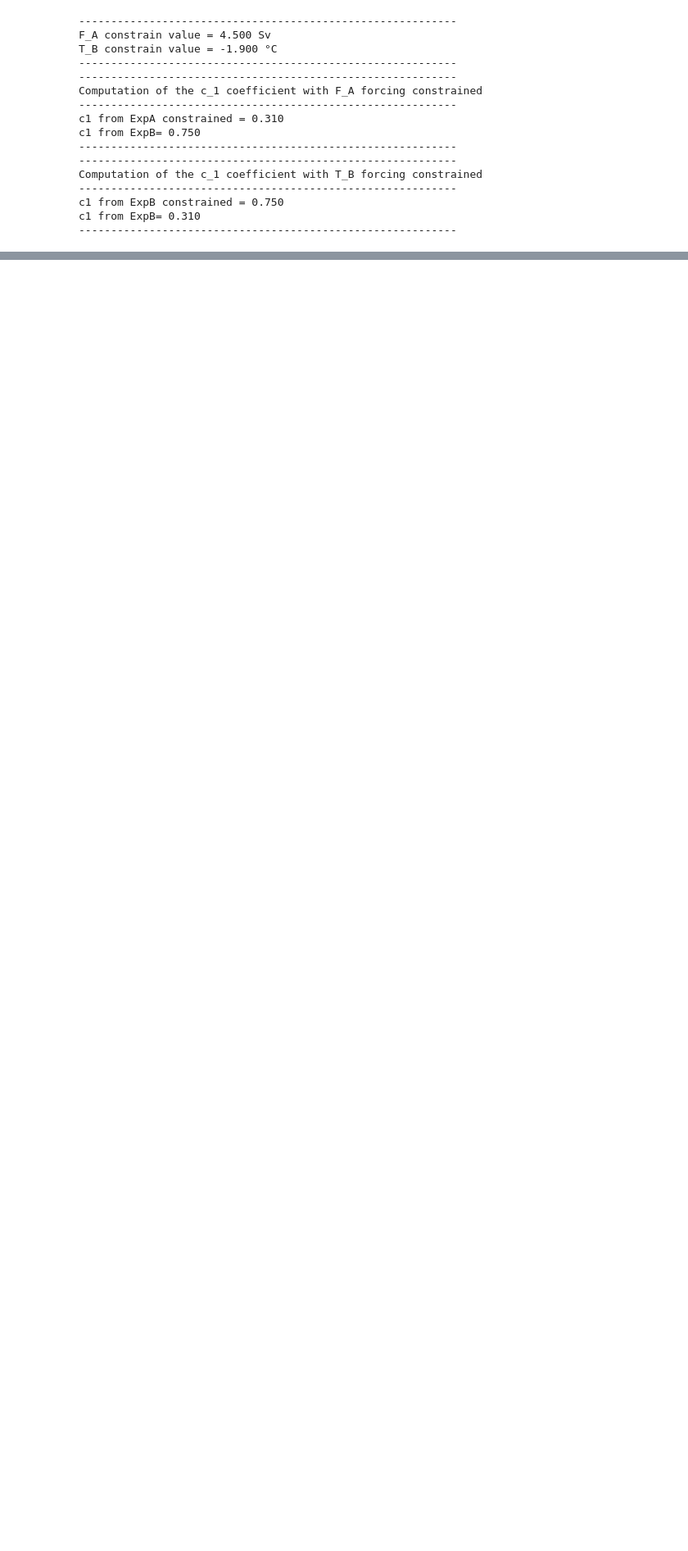
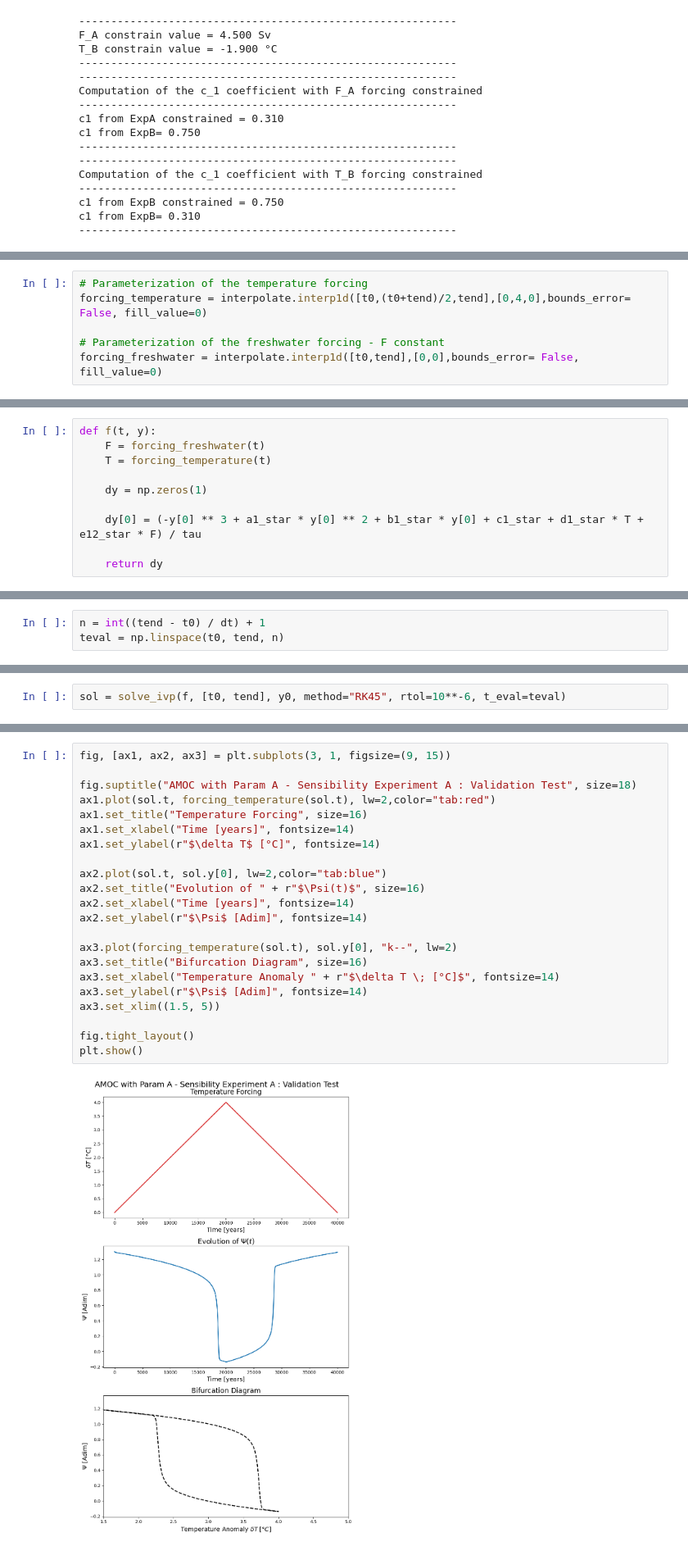
Before and after one commit to AmauryLaridon/LPHYS2299-Master-s-Thesis, a Jupyter notebook: AMOC-GIS Tipping Module/Tipping Module Calibration - Param A/Tipping Module Calibration ParamA.ipynb, the cells around one changed output, grey strips where cells are left out. Shown at 82% size. Drawn from its saved outputs; the diff is of its cells as text; blank space fills up the shorter version.

```diff
--- a/AMOC-GIS Tipping Module/Tipping Module Calibration - Param A/Tipping Module Calibration ParamA.ipynb
+++ b/AMOC-GIS Tipping Module/Tipping Module Calibration - Param A/Tipping Module Calibration ParamA.ipynb
@@ -787,0 +878,6 @@ c1 from ExpB= 0.310
+# %%
+# Parameterization of the temperature forcing
+forcing_temperature = interpolate.interp1d([t0,(t0+tend)/2,tend],[0,4,0],bounds_error= False, fill_value=0)
+
+# Parameterization of the freshwater forcing - F constant
+forcing_freshwater = interpolate.interp1d([t0,tend],[0,0],bounds_error= False, fill_value=0)
@@ -787,0 +886,10 @@ c1 from ExpB= 0.310
+# %%
+def f(t, y):
+    F = forcing_freshwater(t)
+    T = forcing_temperature(t)
+
+    dy = np.zeros(1)
+
+    dy[0] = (-y[0] ** 3 + a1_star * y[0] ** 2 + b1_star * y[0] + c1_star + d1_star * T + e12_star * F) / tau
+
+    return dy
@@ -787,0 +898,3 @@ c1 from ExpB= 0.310
+# %%
+n = int((tend - t0) / dt) + 1
+teval = np.linspace(t0, tend, n)
@@ -787,0 +903,2 @@ c1 from ExpB= 0.310
+# %%
+sol = solve_ivp(f, [t0, tend], y0, method="RK45", rtol=10**-6, t_eval=teval)
@@ -787,0 +907,24 @@ c1 from ExpB= 0.310
+# %%
+fig, [ax1, ax2, ax3] = plt.subplots(3, 1, figsize=(9, 15))
+
+fig.suptitle("AMOC with Param A - Sensibility Experiment A : Validation Test", size=18)
+ax1.plot(sol.t, forcing_temperature(sol.t), lw=2,color="tab:red")
+ax1.set_title("Temperature Forcing", size=16)
+ax1.set_xlabel("Time [years]", fontsize=14)
+ax1.set_ylabel(r"$\delta T$ [°C]", fontsize=14)
+
+ax2.plot(sol.t, sol.y[0], lw=2,color="tab:blue")
+ax2.set_title("Evolution of " + r"$\Psi(t)$", size=16)
+ax2.set_xlabel("Time [years]", fontsize=14)
+ax2.set_ylabel(r"$\Psi$ [Adim]", fontsize=14)
+
+ax3.plot(forcing_temperature(sol.t), sol.y[0], "k--", lw=2)
+ax3.set_title("Bifurcation Diagram", size=16)
+ax3.set_xlabel("Temperature Anomaly " + r"$\delta T \; [°C]$", fontsize=14)
+ax3.set_ylabel(r"$\Psi$ [Adim]", fontsize=14)
+ax3.set_xlim((1.5, 5))
+
+fig.tight_layout()
+plt.show()
+# %% [output]
+[figure, added]
```
Also changed, not shown: parts of 32 cells of this notebook, 5 other files.
